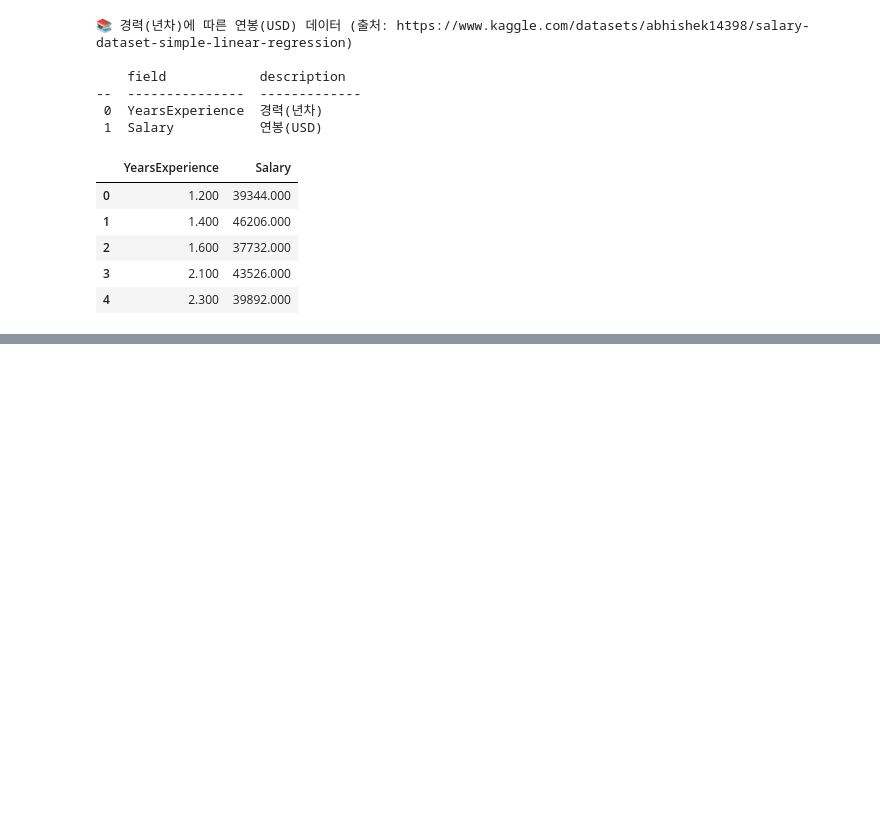
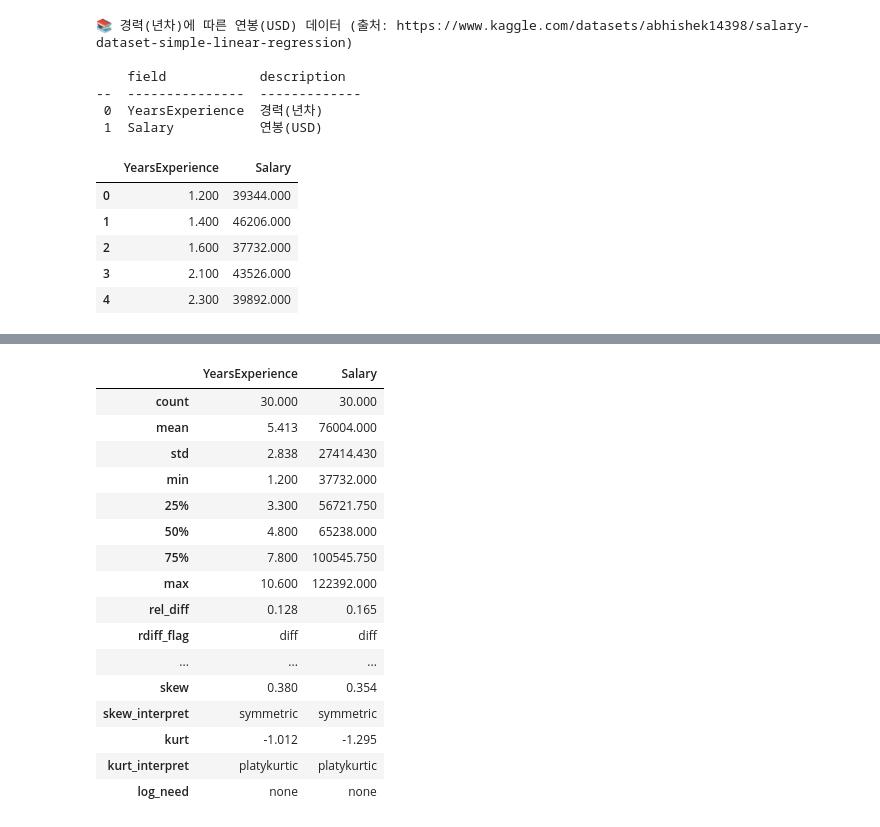
Before and after one commit to hmpce3/basic-statistics-practice, a Jupyter notebook: 09. 선형회귀ㅣ3-2.회귀분석 결과보고 모듈화(연습문제).ipynb, the cells around one changed output, grey strips where cells are left out. Cells and saved outputs as stored; diff of their text form; code cells hidden in the pictures; blank space fills up the shorter version.

```diff
--- a/09. 선형회귀ㅣ3-2.회귀분석 결과보고 모듈화(연습문제).ipynb
+++ b/09. 선형회귀ㅣ3-2.회귀분석 결과보고 모듈화(연습문제).ipynb
@@ -89,0 +102,20 @@ df.head()
+# %%
+my_qtcheck.numerical_summary(df).T
+# %% [output]
+|  | YearsExperience | Salary |
+| count | 30.000 | 30.000 |
+| mean | 5.413 | 76004.000 |
+| std | 2.838 | 27414.430 |
+| min | 1.200 | 37732.000 |
+| 25% | 3.300 | 56721.750 |
+| 50% | 4.800 | 65238.000 |
+| 75% | 7.800 | 100545.750 |
+| max | 10.600 | 122392.000 |
+| rel_diff | 0.128 | 0.165 |
+| rdiff_flag | diff | diff |
+| ... | ... | ... |
+| skew | 0.380 | 0.354 |
+| skew_interpret | symmetric | symmetric |
+| kurt | -1.012 | -1.295 |
+| kurt_interpret | platykurtic | platykurtic |
+| log_need | none | none |
```
Also changed, not shown: parts of 8 cells of this notebook, 5 other files.
